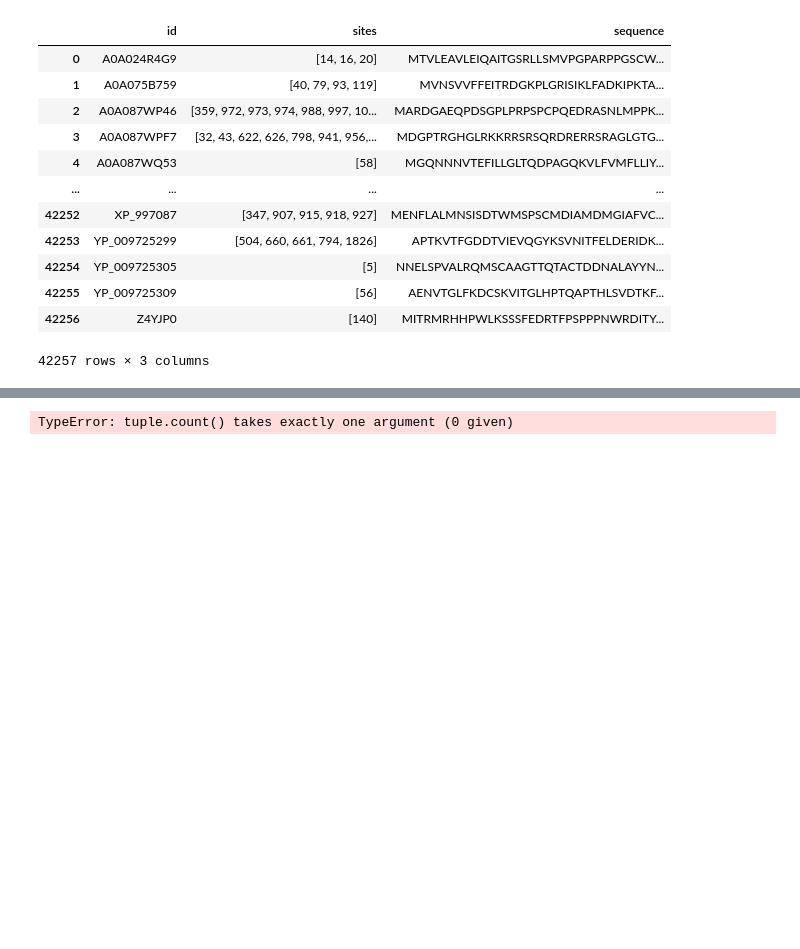
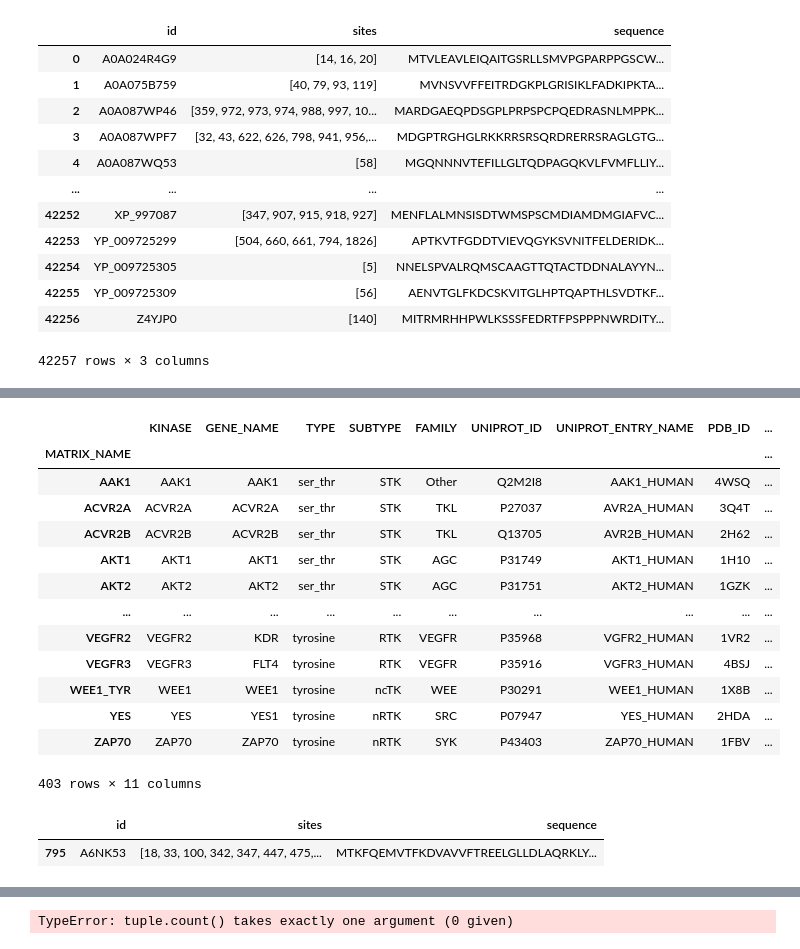
Before and after one commit to nexuso1/bio-research, a Jupyter notebook: notebooks/pred_analysis.ipynb, the cells around one changed output, grey strips where cells are left out. Cells and saved outputs as stored; diff of their text form; code cells hidden in the pictures; blank space fills up the shorter version.

```diff
--- a/notebooks/pred_analysis.ipynb
+++ b/notebooks/pred_analysis.ipynb
@@ -39,5 +39,22 @@ kinase_info
 # %%
 kinase_info=kinase_info.set_index('MATRIX_NAME')
+# %%
+kinase_info
+# %% [output]
+|  | KINASE | GENE_NAME | TYPE | SUBTYPE | FAMILY | UNIPROT_ID | UNIPROT_ENTRY_NAME | PDB_ID | ... |
+| MATRIX_NAME |  |  |  |  |  |  |  |  | ... |
+| AAK1 | AAK1 | AAK1 | ser_thr | STK | Other | Q2M2I8 | AAK1_HUMAN | 4WSQ | ... |
+| ACVR2A | ACVR2A | ACVR2A | ser_thr | STK | TKL | P27037 | AVR2A_HUMAN | 3Q4T | ... |
+| ACVR2B | ACVR2B | ACVR2B | ser_thr | STK | TKL | Q13705 | AVR2B_HUMAN | 2H62 | ... |
+| AKT1 | AKT1 | AKT1 | ser_thr | STK | AGC | P31749 | AKT1_HUMAN | 1H10 | ... |
+| AKT2 | AKT2 | AKT2 | ser_thr | STK | AGC | P31751 | AKT2_HUMAN | 1GZK | ... |
+| ... | ... | ... | ... | ... | ... | ... | ... | ... | ... |
+| VEGFR2 | VEGFR2 | KDR | tyrosine | RTK | VEGFR | P35968 | VGFR2_HUMAN | 1VR2 | ... |
+| VEGFR3 | VEGFR3 | FLT4 | tyrosine | RTK | VEGFR | P35916 | VGFR3_HUMAN | 4BSJ | ... |
+| WEE1_TYR | WEE1 | WEE1 | tyrosine | ncTK | WEE | P30291 | WEE1_HUMAN | 1X8B | ... |
+| YES | YES | YES1 | tyrosine | nRTK | SRC | P07947 | YES_HUMAN | 2HDA | ... |
+| ZAP70 | ZAP70 | ZAP70 | tyrosine | nRTK | SYK | P43403 | ZAP70_HUMAN | 1FBV | ... |
+403 rows × 11 columns
 # %%
 def mark_fn(row):
     buf = []
@@ -79,4 +102,9 @@ def mark_fn(row):
             preds[k].append(v)
 
     return preds
+# %%
+prot_info[prot_info['id'] == 'A6NK53']
+# %% [output]
+|  | id | sites | sequence |
+| 795 | A6NK53 | [18, 33, 100, 342, 347, 447, 475,... | MTKFQEMVTFKDVAVVFTREELGLLDLAQRKLY... |
 # %%
```
Also changed, not shown: parts of 15 cells of this notebook.
